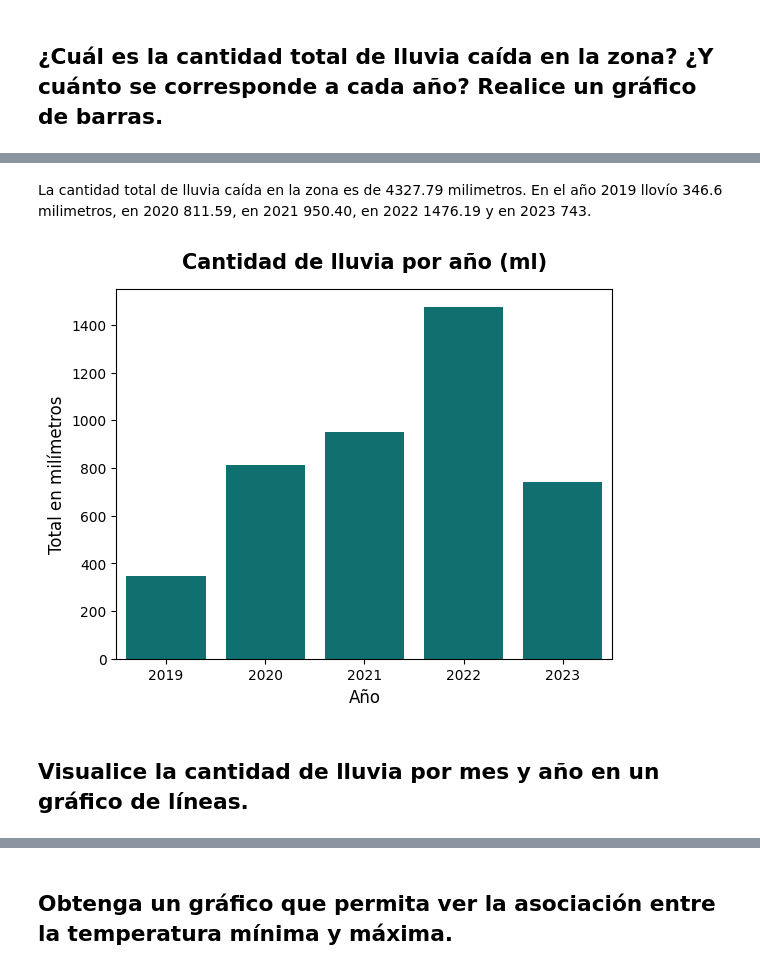
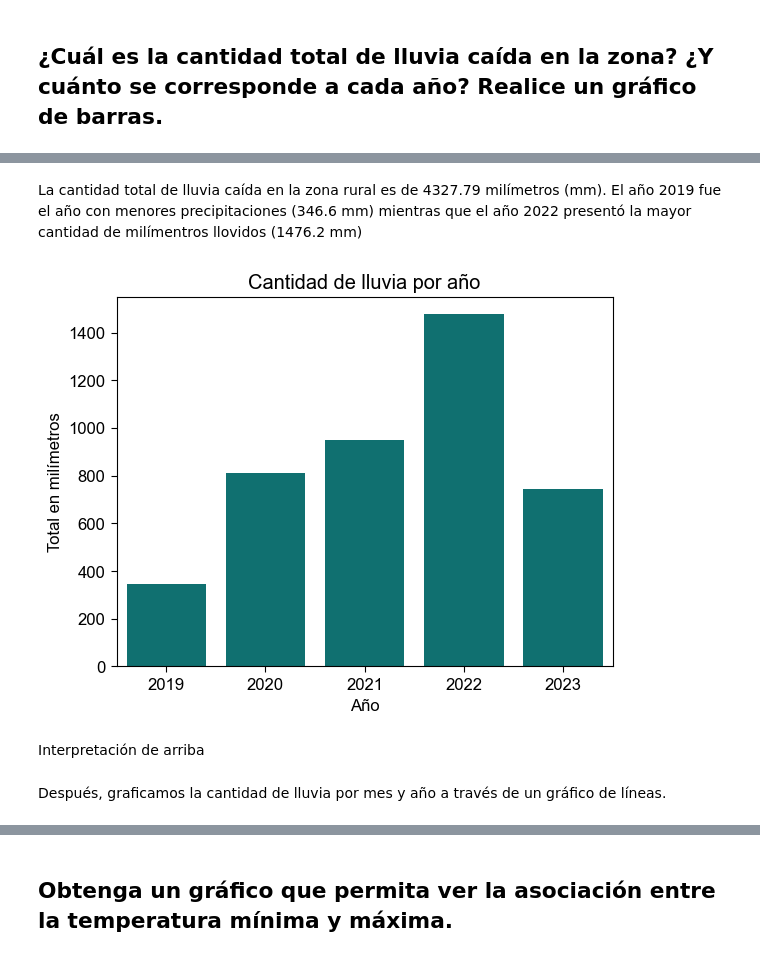
Before and after one commit to luciacordoba14/TP1-Python, a Jupyter notebook: Codigo.ipynb, the cells around one changed output, grey strips where cells are left out. Saved outputs shown, nothing was run; the diff lists cells and outputs as text; code cells hidden in the pictures.

Commit message:
Cambie los gráficos y emprolijé el código hasta el boxplot (incluido)

```diff
--- a/Codigo.ipynb
+++ b/Codigo.ipynb
@@ -72,28 +105,40 @@ lluvia_total23 = datos2023["lluvia"].sum()
 # %% [markdown]
-La cantidad total de lluvia caída en la zona es de 4327.79 milimetros. En el año 2019 llovío 346.6 milimetros, en 2020 811.59, en 2021 950.40, en 2022 1476.19 y en 2023 743.
+La cantidad total de lluvia caída en la zona rural es de 4327.79 milímetros (mm). El año 2019 fue el año con menores precipitaciones (346.6 mm) mientras que el año 2022 presentó la mayor cantidad de milímentros llovidos (1476.2 mm)
 # %%
 # Agregamos una columna con el año
 datos = datos.with_columns(
     pl.col("fecha")
     .str.to_date()
     .dt.year()
     .alias("anio")
 )
 
-datos_agrupado_anio = datos.group_by("anio").agg(pl.col("lluvia").sum().alias("total"))
-
-sns.barplot(x = "anio", y = "total", data = datos_agrupado_anio, color = "teal");
-plt.title(
-    "Cantidad de lluvia por año (mm)",
-    fontsize = 15,
-    fontweight = "bold",
-    pad = 15
+datos_agrupado_anio = (
+    datos
+    .group_by("anio")
+    .agg(
+        pl.col("lluvia")
+        .sum()
+        .alias("total")
+        )
 )
 
-plt.xlabel("Año", fontsize=12)
-plt.ylabel("Total en milímetros", fontsize=12);
+sns.barplot(
+    x = "anio",
+    y = "total",
+    color = "teal",
+    data = datos_agrupado_anio
+    )
+plt.title(
+    "Cantidad de lluvia por año"
+)
+
+plt.xlabel("Año")
+plt.ylabel("Total en milímetros");
 # %% [output]
-[figure, old version]
+[figure, new version]
+# %% [markdown]
+Interpretación de arriba
 # %% [markdown]
-## Visualice la cantidad de lluvia por mes y año en un gráfico de líneas.
+Después, graficamos la cantidad de lluvia por mes y año a través de un gráfico de líneas.
 # %%
```
Also changed, not shown: parts of 40 cells of this notebook.
